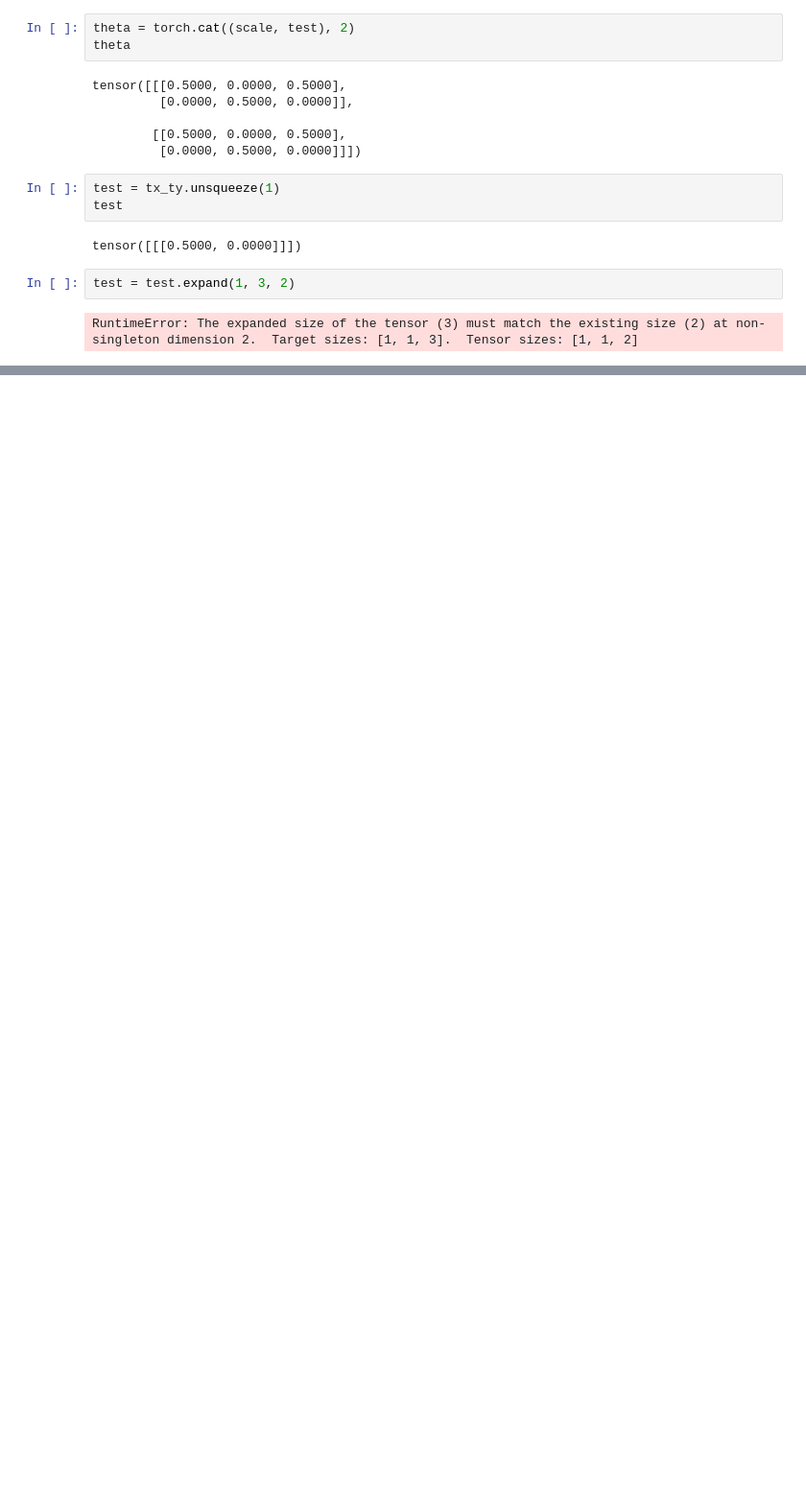
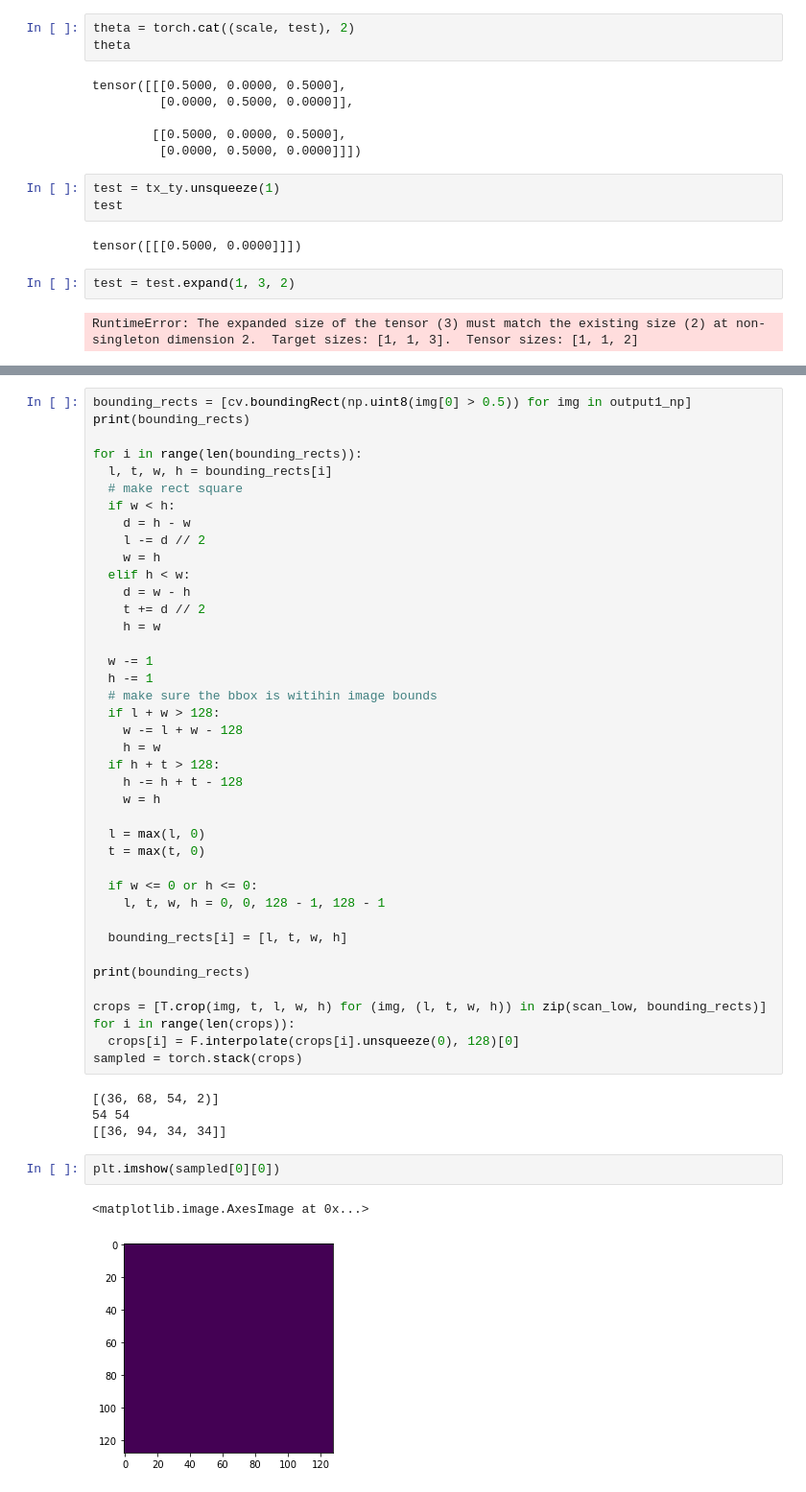
Before and after one commit to marinbenc/segment-then-segment, a Jupyter notebook: exploration.ipynb, the cells around one changed output, grey strips where cells are left out. Shown: that part at 96% size. Saved outputs shown, nothing was run; the diff lists cells and outputs as text; blank space fills up the shorter version.

```diff
--- a/exploration.ipynb
+++ b/exploration.ipynb
@@ -129,0 +149,49 @@ RuntimeError: The expanded size of the tensor (3) must match the existing size (
+# %%
+bounding_rects = [cv.boundingRect(np.uint8(img[0] > 0.5)) for img in output1_np]
+print(bounding_rects)
+
+for i in range(len(bounding_rects)):
+  l, t, w, h = bounding_rects[i]
+  # make rect square
+  if w < h:
+    d = h - w
+    l -= d // 2
+    w = h
+  elif h < w:
+    d = w - h
+    t += d // 2
+    h = w
+
+  w -= 1
+  h -= 1
+  # make sure the bbox is witihin image bounds
+  if l + w > 128:
+    w -= l + w - 128
+    h = w
+  if h + t > 128:
+    h -= h + t - 128
+    w = h
+
+  l = max(l, 0)
+  t = max(t, 0)
+
+  if w <= 0 or h <= 0:
+    l, t, w, h = 0, 0, 128 - 1, 128 - 1
+
+  bounding_rects[i] = [l, t, w, h]
+
+print(bounding_rects)
+
+crops = [T.crop(img, t, l, w, h) for (img, (l, t, w, h)) in zip(scan_low, bounding_rects)]
+for i in range(len(crops)):
+  crops[i] = F.interpolate(crops[i].unsqueeze(0), 128)[0]
+sampled = torch.stack(crops)
+# %% [output]
+[(36, 68, 54, 2)]
+54 54
+[[36, 94, 34, 34]]
+# %%
+plt.imshow(sampled[0][0])
+# %% [output]
+<matplotlib.image.AxesImage at 0x...>
+[figure, added]
```
Also changed, not shown: parts of 6 cells of this notebook, 5 other files.
